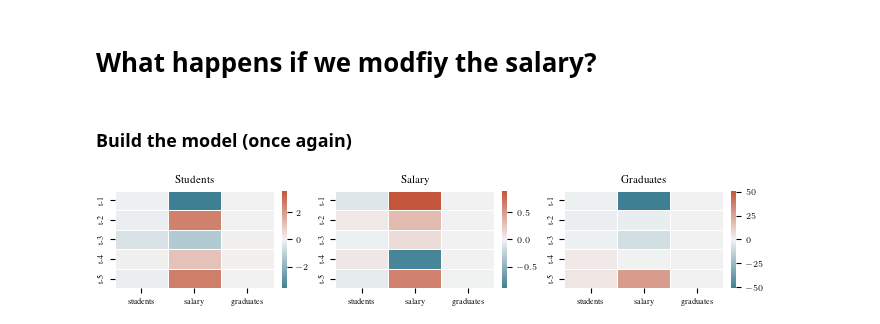
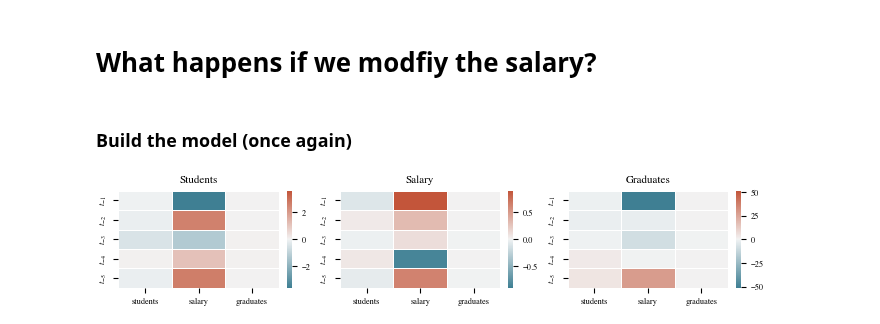
Before and after one commit to mxs01/AnalysingStudentDevelopment, a Jupyter notebook: exp/exp_04_visualiseCoefficients.ipynb, the cells around one changed output. Drawn from its saved outputs; the diff is of its cells as text; code cells hidden in the pictures.

```diff
--- a/exp/exp_04_visualiseCoefficients.ipynb
+++ b/exp/exp_04_visualiseCoefficients.ipynb
@@ -38,30 +38,30 @@ results = fitVarModel(totalStudents, inflationAdjustedGrossSalary, graduatesInBW
 # %%
 params = results.params.to_numpy()
 
 paramsMatrices = []
 titles = ['Students', 'Salary', 'Graduates']
 
 for i in range(3):
     reshapedCoefficients = params[1:, i].reshape((LAGS, 3))
     df = pd.DataFrame(reshapedCoefficients)
     df.columns = ['students', 'salary', 'graduates']
-    df.index = ['t-' + str(i) for i in range(1, LAGS + 1)]
+    df.index = ['$t_{' + str(-i) + '}$' for i in range(1, LAGS + 1)]
     paramsMatrices.append(df)
 
 plt.rcParams.update(bundles.icml2022(column="full", nrows=1, ncols=3, usetex=False))
 
 fig, axs = plt.subplots(1, 3)
 
 for i, df in enumerate(paramsMatrices):
     max_val = np.abs(df.values).max()
     sns.heatmap(df, linewidths=0.5, ax=axs[i], cmap=sns.diverging_palette(220, 20, as_cmap=True), vmin=-max_val, vmax=max_val)
     axs[i].set_title(titles[i])
 
 
 plt.savefig(FIG_DIR + '/params.pdf')
 plt.show()
 # %% [output]
-[figure, old version]
+[figure, new version]
 # %%
 
 
```
Also changed, not shown: parts of 1 cell of this notebook, 1 other file.
